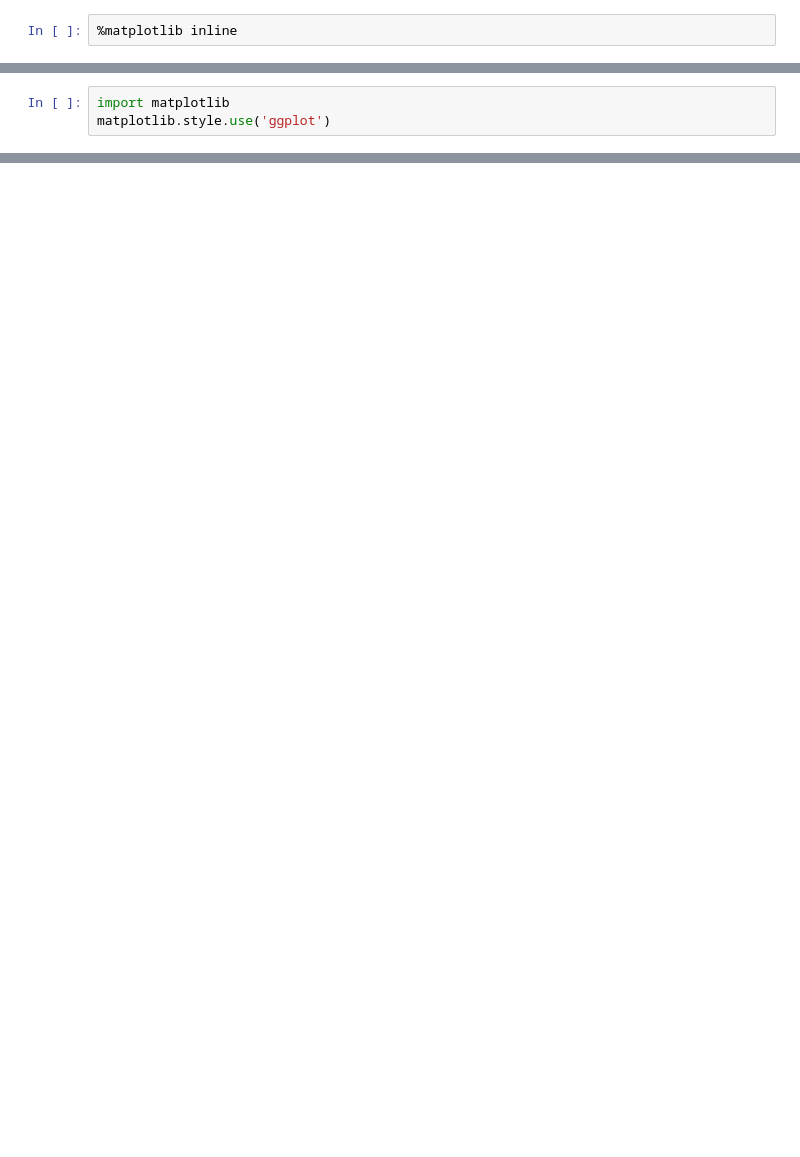
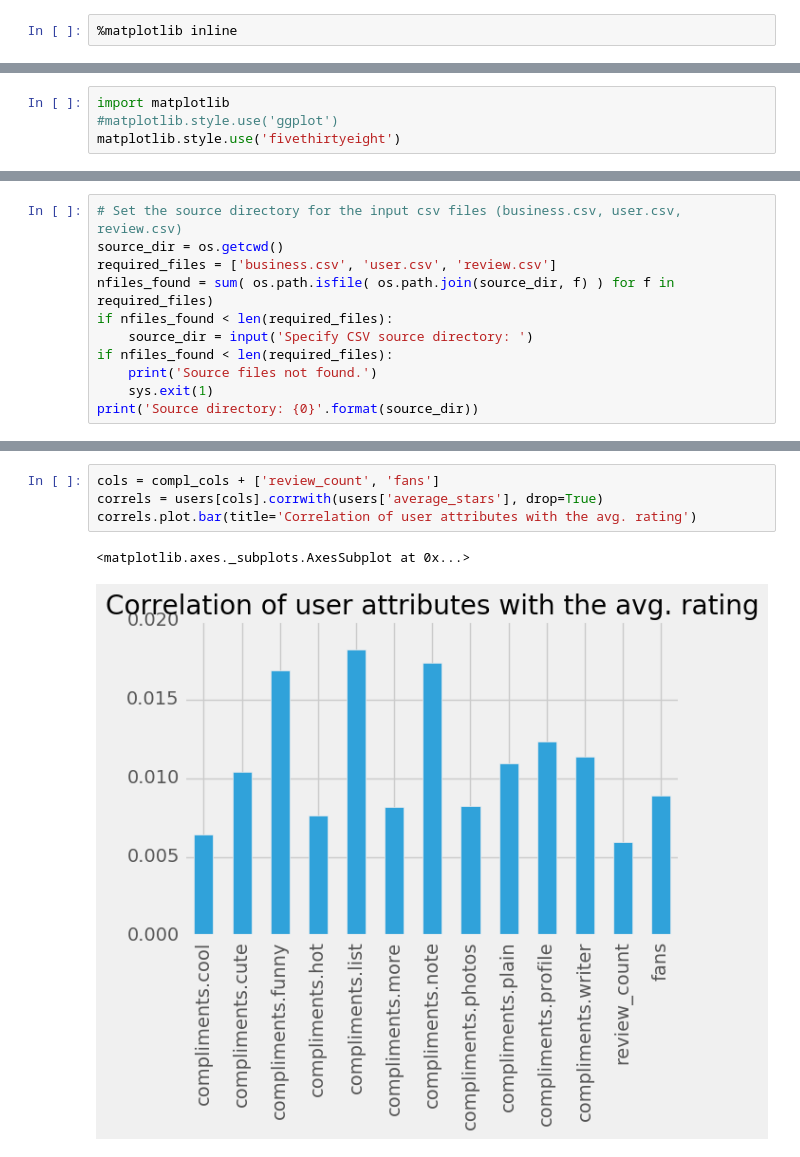
Before and after one commit to mkleesiek/yelp-exercise, a Jupyter notebook: YelpAnalysis.ipynb, the cells around one changed output, grey strips where cells are left out. Drawn from its saved outputs; the diff is of its cells as text; blank space fills up the shorter version.

```diff
--- a/YelpAnalysis.ipynb
+++ b/YelpAnalysis.ipynb
@@ -7,4 +9,5 @@ import pandas as pd
 import matplotlib.pyplot as plt
 # %%
 import matplotlib
-matplotlib.style.use('ggplot')
+#matplotlib.style.use('ggplot')
+matplotlib.style.use('fivethirtyeight')
@@ -35,0 +14,11 @@ businesses
+# %%
+# Set the source directory for the input csv files (business.csv, user.csv, review.csv)
+source_dir = os.getcwd()
+required_files = ['business.csv', 'user.csv', 'review.csv']
+nfiles_found = sum( os.path.isfile( os.path.join(source_dir, f) ) for f in required_files)
+if nfiles_found < len(required_files):
+    source_dir = input('Specify CSV source directory: ')
+if nfiles_found < len(required_files):
+    print('Source files not found.')
+    sys.exit(1)
+print('Source directory: {0}'.format(source_dir))
@@ -119,0 +158,7 @@ star_counts.plot(kind="bar", title="Review Stars")
+# %%
+cols = compl_cols + ['review_count', 'fans']
+correls = users[cols].corrwith(users['average_stars'], drop=True)
+correls.plot.bar(title='Correlation of user attributes with the avg. rating')
+# %% [output]
+<matplotlib.axes._subplots.AxesSubplot at 0x...>
+[figure, added]
```
Also changed, not shown: parts of 16 cells of this notebook, 3 other files.
